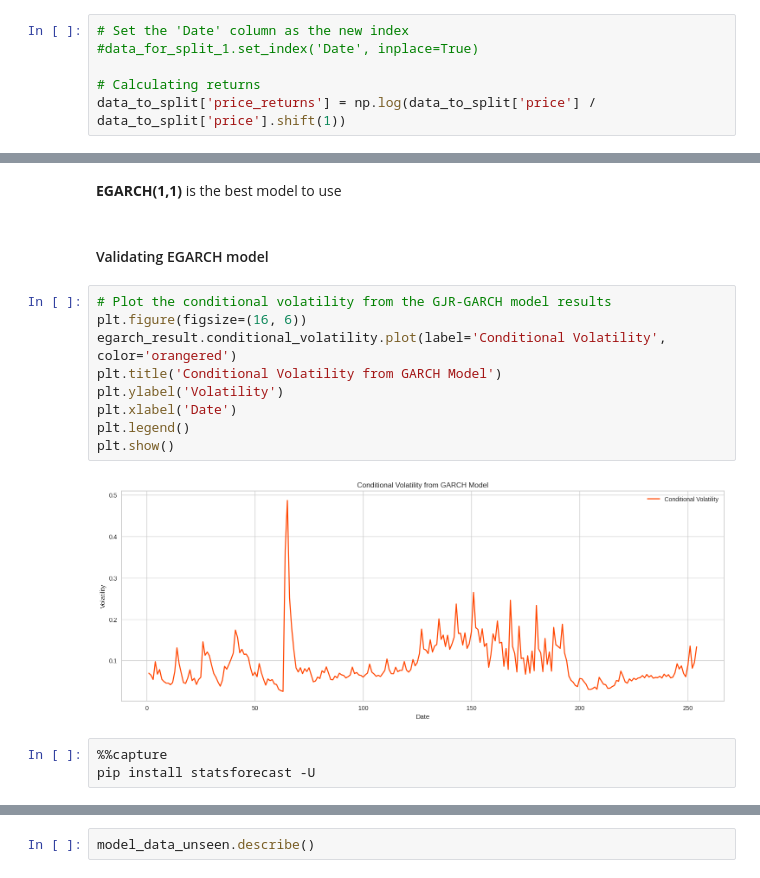
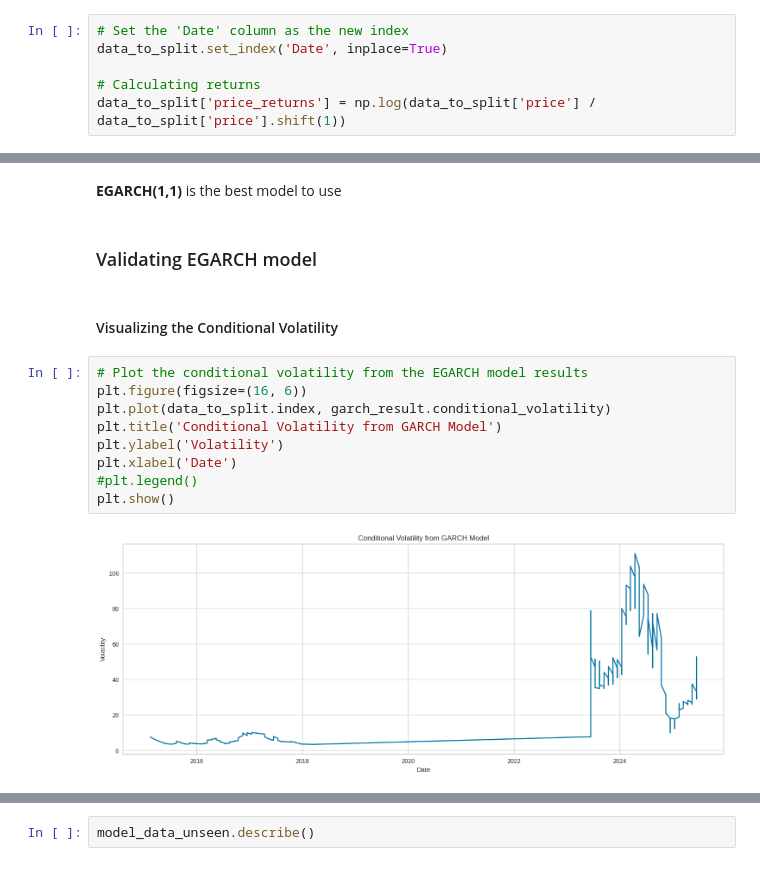
Before and after one commit to DVIlangamge/FYP--Rice-Price-Volatility-Analysis-and-Forecasting, a Jupyter notebook: FYP.ipynb, the cells around one changed output, grey strips where cells are left out. Cells and saved outputs as stored; diff of their text form.

```diff
--- a/FYP.ipynb
+++ b/FYP.ipynb
@@ -2764,7 +2791,7 @@ data_to_split
 255 rows × 13 columns
 # %%
 # Set the 'Date' column as the new index
-#data_for_split_1.set_index('Date', inplace=True)
+data_to_split.set_index('Date', inplace=True)
 
 # Calculating returns
 data_to_split['price_returns'] = np.log(data_to_split['price'] / data_to_split['price'].shift(1))
@@ -2984,18 +3033,17 @@ EGARCH(1,1)           278.949729  -547.899458  -530.212786
 # %% [markdown]
 **EGARCH(1,1)** is the best model to use
 # %% [markdown]
-#### Validating EGARCH model
+### Validating EGARCH model
+# %% [markdown]
+#### Visualizing the Conditional Volatility
 # %%
-# Plot the conditional volatility from the GJR-GARCH model results
+# Plot the conditional volatility from the EGARCH model results
 plt.figure(figsize=(16, 6))
-egarch_result.conditional_volatility.plot(label='Conditional Volatility', color='orangered')
+plt.plot(data_to_split.index, garch_result.conditional_volatility)
 plt.title('Conditional Volatility from GARCH Model')
 plt.ylabel('Volatility')
 plt.xlabel('Date')
-plt.legend()
+#plt.legend()
 plt.show()
 # %% [output]
-[figure, old version]
+[figure, new version]
-# %%
-%%capture
-pip install statsforecast -U
```
Also changed, not shown: parts of 89 cells of this notebook.
